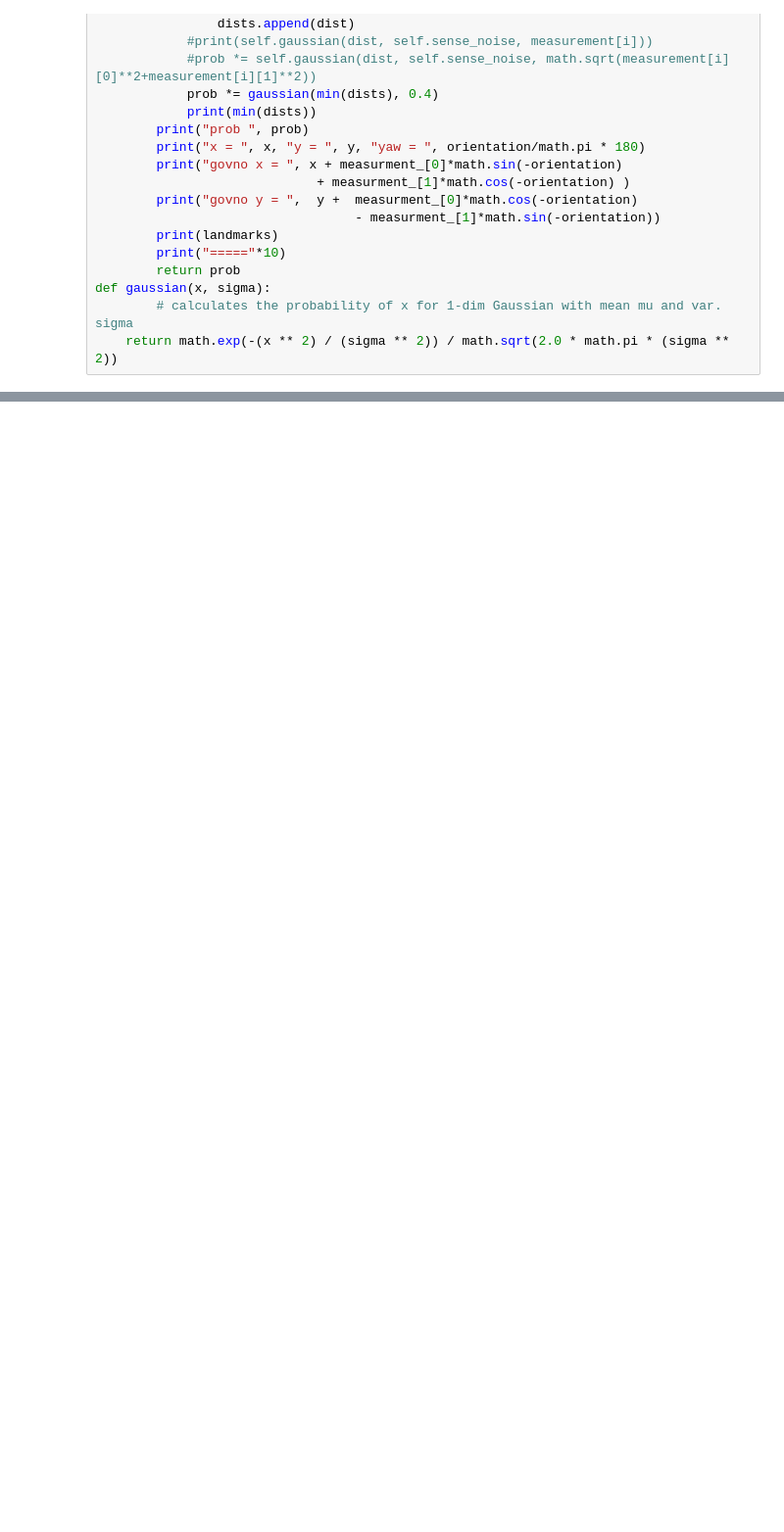
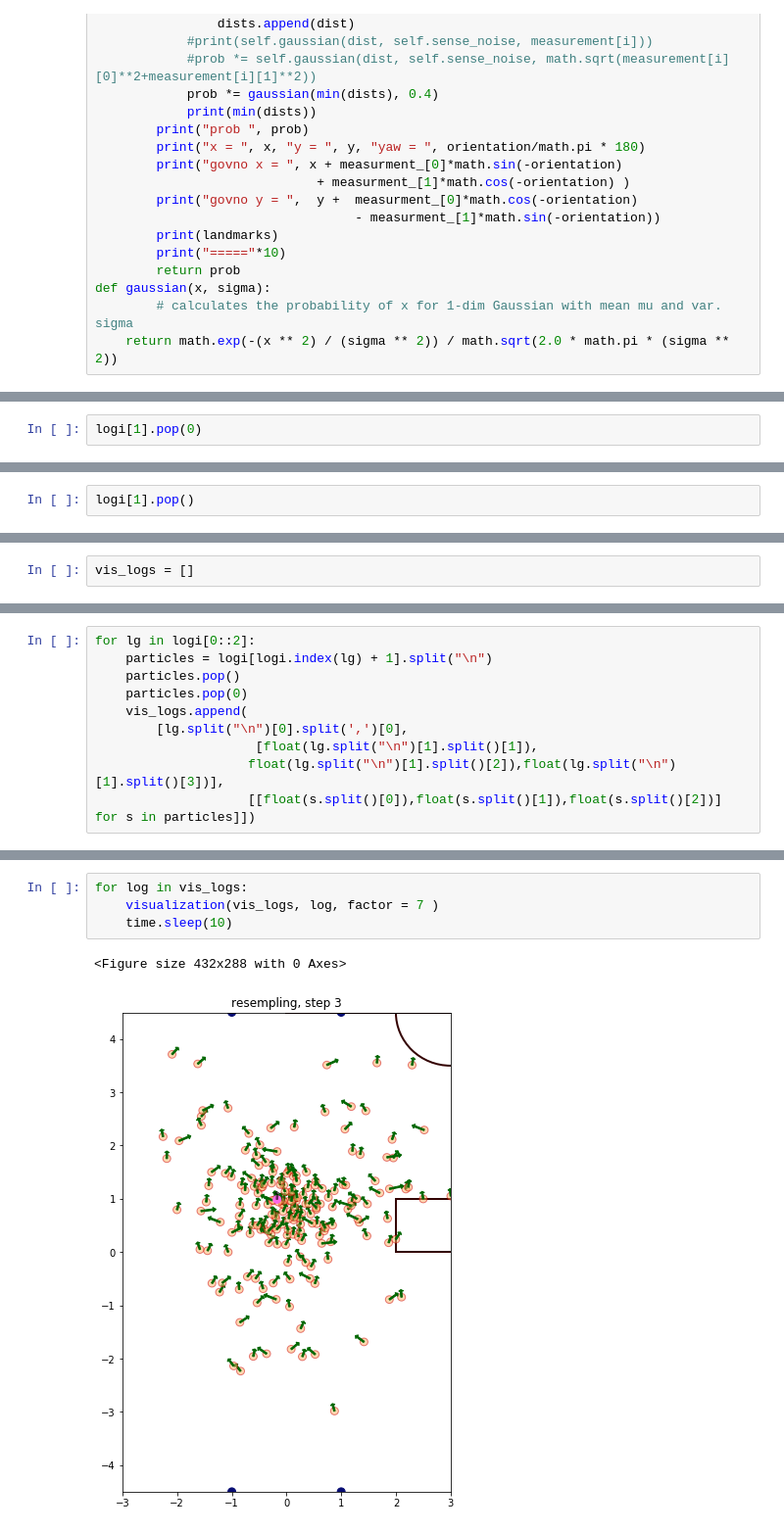
Before and after one commit to StarkitRobots/kondo_mv, a Jupyter notebook: localization/experiments/filter_for_micropython.ipynb, the cells around one changed output, grey strips where cells are left out. Shown at 98% size. Saved outputs shown, nothing was run; the diff lists cells and outputs as text; blank space fills up the shorter version.

```diff
--- a/localization/experiments/filter_for_micropython.ipynb
+++ b/localization/experiments/filter_for_micropython.ipynb
@@ -385,0 +462,2 @@ empty
+# %%
+logi[1].pop(0)
@@ -385,0 +466,2 @@ empty
+# %%
+logi[1].pop()
@@ -385,0 +490,2 @@ empty
+# %%
+vis_logs = []
@@ -385,0 +499,10 @@ empty
+# %%
+for lg in logi[0::2]:
+    particles = logi[logi.index(lg) + 1].split("\n")
+    particles.pop()
+    particles.pop(0)
+    vis_logs.append(
+        [lg.split("\n")[0].split(',')[0],
+                     [float(lg.split("\n")[1].split()[1]),
+                    float(lg.split("\n")[1].split()[2]),float(lg.split("\n")[1].split()[3])],
+                    [[float(s.split()[0]),float(s.split()[1]),float(s.split()[2])] for s in particles]])
@@ -385,0 +616,7 @@ empty
+# %%
+for log in vis_logs:
+    visualization(vis_logs, log, factor = 7 )
+    time.sleep(10)
+# %% [output]
+<Figure size 432x288 with 0 Axes>
+[figure, added]
```
Also changed, not shown: parts of 30 cells of this notebook, 5 other files.
